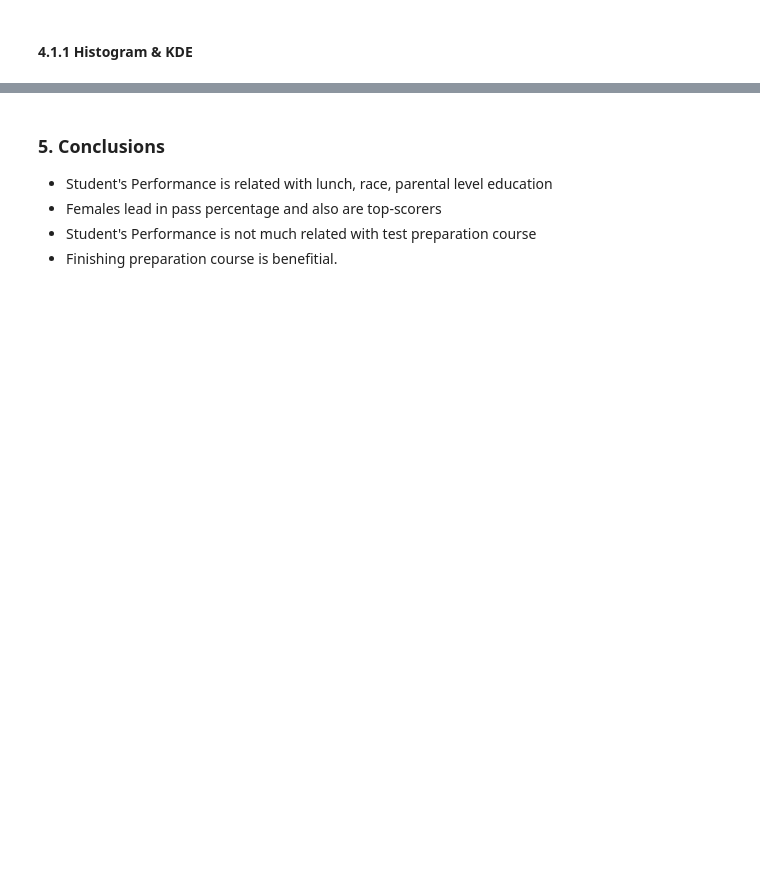
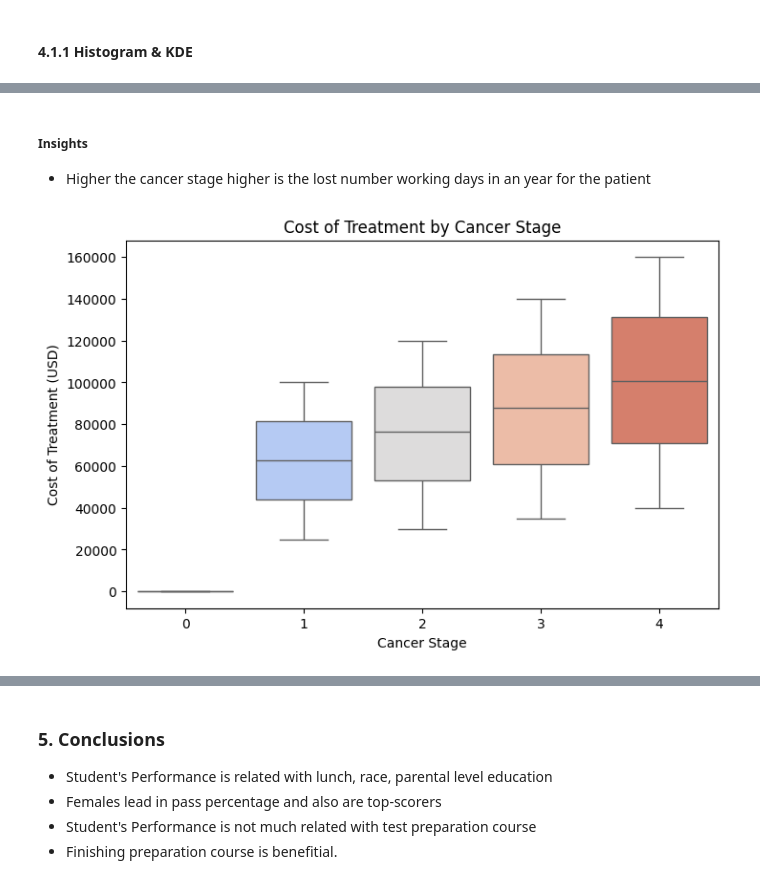
Before and after one commit to Asish2107/ML_PROJECT, a Jupyter notebook: notebook/1 . EDA Oral cancer prediction .ipynb, the cells around one changed output, grey strips where cells are left out. Saved outputs shown, nothing was run; the diff lists cells and outputs as text; code cells hidden in the pictures; blank space fills up the shorter version.

```diff
--- a/notebook/1 . EDA Oral cancer prediction .ipynb
+++ b/notebook/1 . EDA Oral cancer prediction .ipynb
@@ -633,0 +313,12 @@ plt.show()
+# %% [markdown]
+#####  Insights
+- Higher the cancer stage higher is the lost number working days in an year for the patient
+# %%
+plt.figure(figsize=(8, 5))
+sns.boxplot(data=df, x='Cancer Stage', y='Cost of Treatment (USD)', palette='coolwarm')
+plt.title('Cost of Treatment by Cancer Stage')
+plt.xlabel('Cancer Stage')
+plt.ylabel('Cost of Treatment (USD)')
+plt.show()
+# %% [output]
+[figure, added]
```
Also changed, not shown: parts of 62 cells of this notebook.
